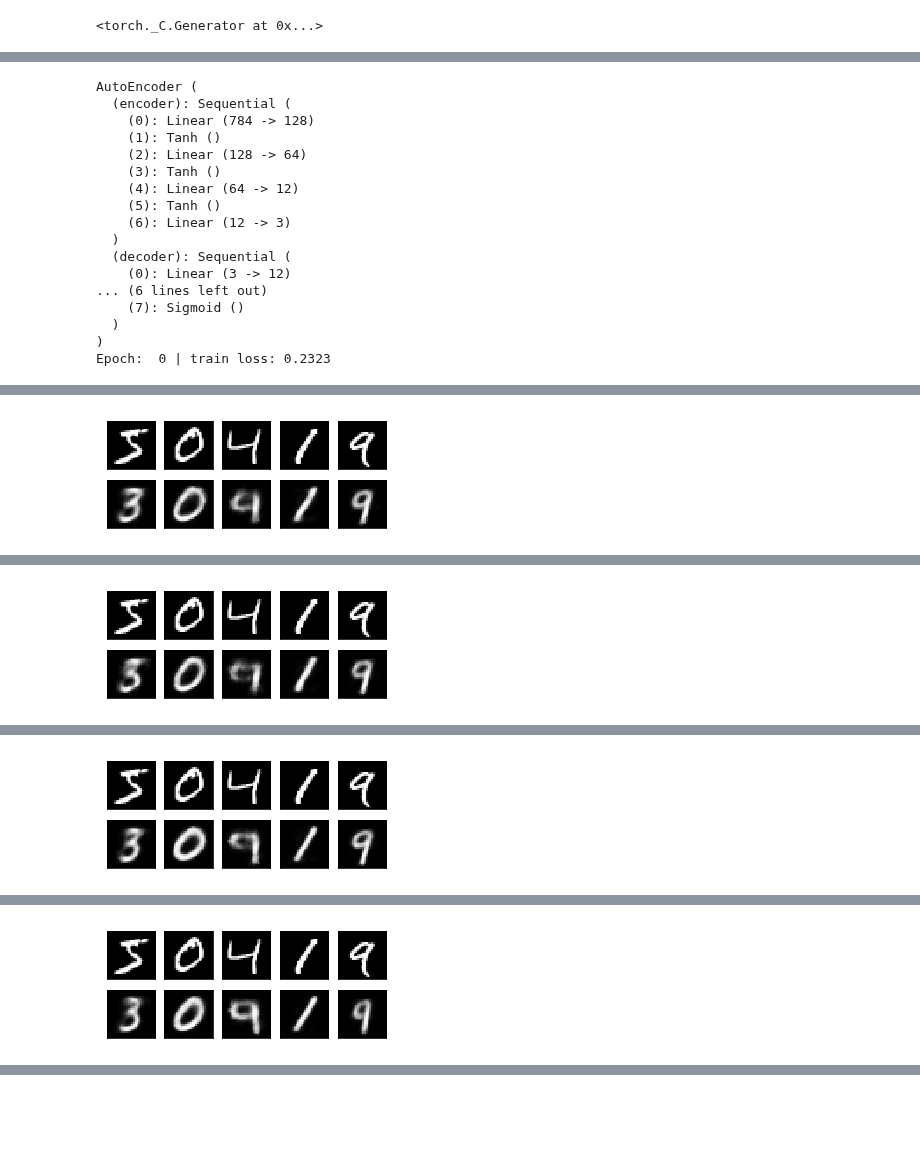
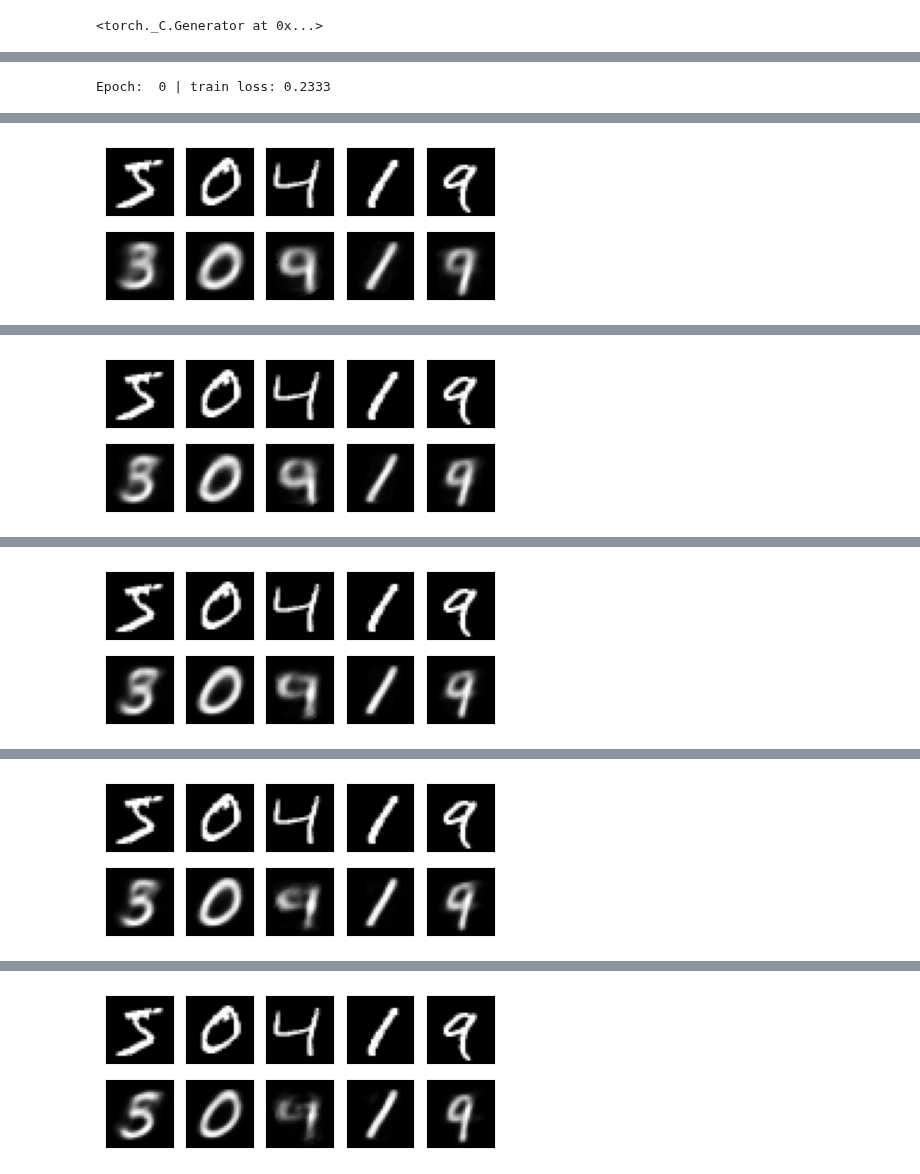
Before and after one commit to Tuchsanai/DL-FOR-COMPUTER-VISION, a Jupyter notebook: week07/03_autoencoder.ipynb, the cells around one changed output, grey strips where cells are left out. Drawn from its saved outputs; the diff is of its cells as text; code cells hidden in the pictures; blank space fills up the shorter version.

```diff
--- a/week07/03_autoencoder.ipynb
+++ b/week07/03_autoencoder.ipynb
@@ -33,7 +52,7 @@ train_data = torchvision.datasets.MNIST(
     train=True,                                     # this is training data
     transform=torchvision.transforms.ToTensor(),    # Converts a PIL.Image or numpy.ndarray to
                                                     # torch.FloatTensor of shape (C x H x W) and normalize in the range [0.0, 1.0]
-    download=DOWNLOAD_MNIST,                        # download it if you don't have it
+    download=True,                        # download it if you don't have it
 )
 # %%
 # plot one example
@@ -49,3 +68,12 @@ torch.Size([60000])
 # %%
+import multiprocessing
+
+num_cores = multiprocessing.cpu_count()
+
+
 # Data Loader for easy mini-batch return in training, the image batch shape will be (50, 1, 28, 28)
-train_loader = Data.DataLoader(dataset=train_data, batch_size=BATCH_SIZE, shuffle=True)
+train_loader = Data.DataLoader(dataset=train_data, batch_size=BATCH_SIZE, num_workers= num_cores , shuffle=True)
+
+
+data = next(iter(train_loader))
+print(data[0].size())
@@ -61,10 +91,10 @@ class AutoEncoder(nn.Module):
             nn.Tanh(),
             nn.Linear(64, 12),
             nn.Tanh(),
-            nn.Linear(12, 3),   # compress to 3 features which can be visualized in plt
+            nn.Linear(12, 12),   # compress to 3 features which can be visualized in plt
         )
         self.decoder = nn.Sequential(
-            nn.Linear(3, 12),
+            nn.Linear(12, 12),
             nn.Tanh(),
             nn.Linear(12, 64),
             nn.Tanh(),
@@ -78,3 +108,6 @@ class AutoEncoder(nn.Module):
         encoded = self.encoder(x)
         decoded = self.decoder(encoded)
         return encoded, decoded
+# %%
+autoencoder = AutoEncoder().to(device)
+autoencoder
@@ -81,19 +132,20 @@ class AutoEncoder(nn.Module):
 # %%
-autoencoder = AutoEncoder()
-print(autoencoder)
+
 
 optimizer = torch.optim.Adam(autoencoder.parameters(), lr=LR)
 loss_func = nn.MSELoss()
 
+
 # original data (first row) for viewing
-view_data = Variable(train_data.train_data[:N_TEST_IMG].view(-1, 28*28).type(torch.FloatTensor)/255.)
+view_data = Variable(train_data.train_data[:N_TEST_IMG].view(-1, 28*28).type(torch.FloatTensor)/255.).to(device)
 
 for epoch in range(EPOCH):
     for step, (x, y) in enumerate(train_loader):
-        b_x = Variable(x.view(-1, 28*28))   # batch x, shape (batch, 28*28)
-        b_y = Variable(x.view(-1, 28*28))   # batch y, shape (batch, 28*28)
-        b_label = Variable(y)               # batch label
+        b_x     = x.view(-1, 28*28).to(device)   # batch x, shape (batch, 28*28)
+        b_y     = x.view(-1, 28*28).to(device)   # batch y, shape (batch, 28*28)
+        b_label = y.to(device)                   # batch label
 
+        autoencoder.train()
         encoded, decoded = autoencoder(b_x)
 
         loss = loss_func(decoded, b_y)      # mean square error
@@ -101,38 +153,23 @@ for epoch in range(EPOCH):
         loss.backward()                     # backpropagation, compute gradients
         optimizer.step()                    # apply gradients
 
-        if step % 500 == 0 and epoch in [0, 5, EPOCH-1]:
-            print('Epoch: ', epoch, '| train loss: %.4f' % loss.data[0])
+        if step % 500 == 0 and epoch in [0, 5,10,15,20,25, EPOCH-1]:
+            print('Epoch: ', epoch, '| train loss: %.4f' % loss.item())
 
             # plotting decoded image (second row)
+            autoencoder.eval()
             _, decoded_data = autoencoder(view_data)
 
             # initialize figure
             f, a = plt.subplots(2, N_TEST_IMG, figsize=(5, 2))
 
             for i in range(N_TEST_IMG):
-                a[0][i].imshow(np.reshape(view_data.data.numpy()[i], (28, 28)), cmap='gray'); a[0][i].set_xticks(()); a[0][i].set_yticks(())
+                a[0][i].imshow(np.reshape(view_data.data.cpu().numpy()[i], (28, 28)), cmap='gray'); a[0][i].set_xticks(()); a[0][i].set_yticks(())
 
             for i in range(N_TEST_IMG):
                 a[1][i].clear()
-                a[1][i].imshow(np.reshape(decoded_data.data.numpy()[i], (28, 28)), cmap='gray')
+                a[1][i].imshow(np.reshape(decoded_data.data.cpu().numpy()[i], (28, 28)), cmap='gray')
                 a[1][i].set_xticks(()); a[1][i].set_yticks(())
             plt.show(); plt.pause(0.05)
 # %% [output]
-AutoEncoder (
-  (encoder): Sequential (
-    (0): Linear (784 -> 128)
-    (1): Tanh ()
-    (2): Linear (128 -> 64)
-    (3): Tanh ()
-    (4): Linear (64 -> 12)
-    (5): Tanh ()
-    (6): Linear (12 -> 3)
-  )
-  (decoder): Sequential (
-    (0): Linear (3 -> 12)
-... (6 lines left out)
-    (7): Sigmoid ()
-  )
-)
-Epoch:  0 | train loss: 0.2323
+Epoch:  0 | train loss: 0.2333
@@ -143 +180 @@ Epoch:  5 | train loss: 0.0374
-[figure, old version]
+[figure, new version]
@@ -145 +182 @@ Epoch:  5 | train loss: 0.0349
-[figure, old version]
+[figure, new version]
@@ -147 +184 @@ Epoch:  9 | train loss: 0.0367
-[figure, old version]
+[figure, new version]
@@ -149 +186 @@ Epoch:  9 | train loss: 0.0351
-[figure, old version]
+[figure, new version]
@@ -150 +188,2 @@ Epoch:  9 | train loss: 0.0351
+[figure, added]
 # %%
```
Also changed, not shown: parts of 8 cells of this notebook.
